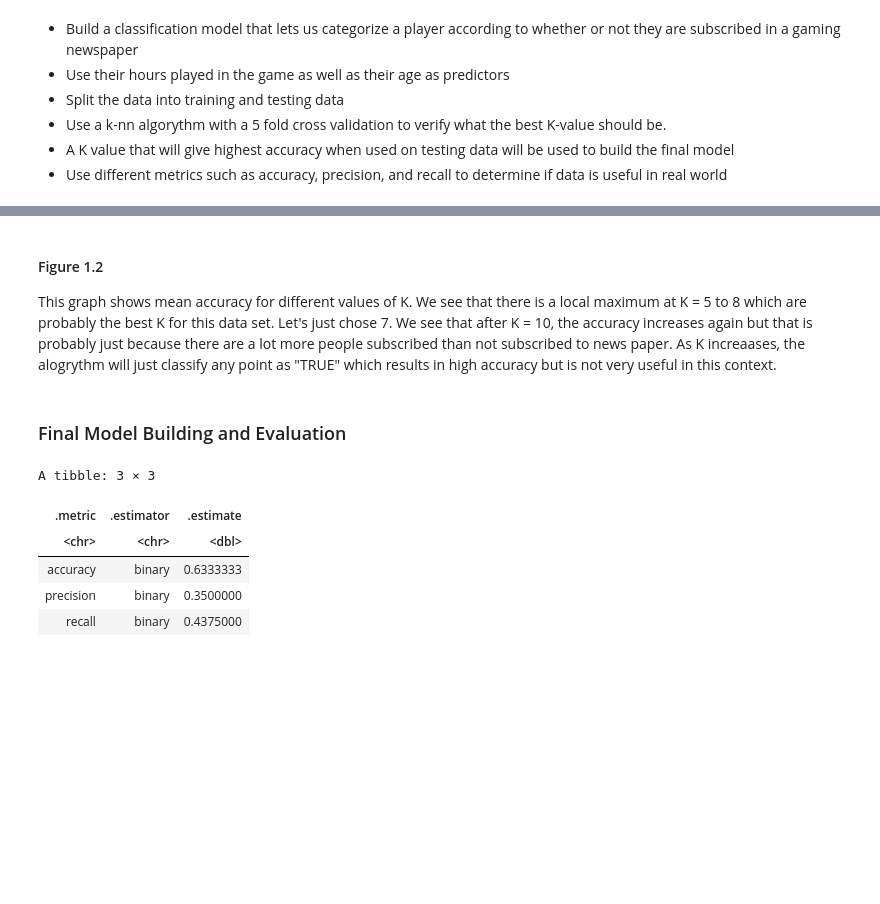
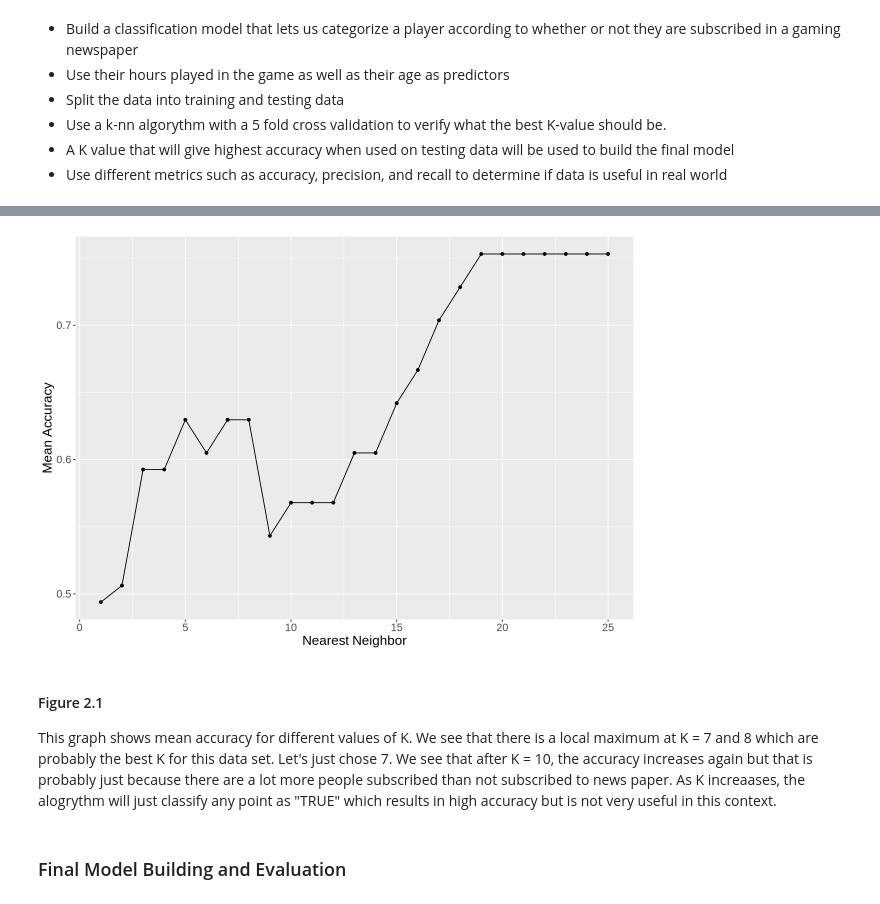
Before and after one commit to GeoffAcabado/DSCI-100-Project, a Jupyter notebook: Main_project.ipynb, the cells around one changed output, grey strips where cells are left out. Cells and saved outputs as stored; diff of their text form; code cells hidden in the pictures; blank space fills up the shorter version.

```diff
--- a/Main_project.ipynb
+++ b/Main_project.ipynb
@@ -182,10 +189,23 @@ There were issues with some computations   A: x1   B: x1
+# %%
+#Code 2.7
+options(repr.plot.height = 7, repr.plot.width = 10)
+knn_results_plot = knn_results |>
+    ggplot(aes(x = neighbors, y = mean)) +
+    geom_point() +
+    geom_line() +
+    labs(x = "Nearest Neighbor" , y = "Mean Accuracy")+
+    theme(text = element_text(size = 16), plot.title = element_text(hjust = 0.5))
+knn_results_plot
+# %% [output]
+[figure, added]
 # %% [markdown]
-#### Figure 1.2
-This graph shows mean accuracy for different values of K. We see that there is a local maximum at K = 5 to 8 which are probably the best K for this data set. Let's just chose 7. We see that after K = 10, the accuracy increases again but that is probably just because there are a lot more people subscribed than not subscribed to news paper. As K increaases, the alogrythm will just classify any point as "TRUE" which results in high accuracy but is not very useful in this context.
+#### Figure 2.1
+This graph shows mean accuracy for different values of K. We see that there is a local maximum at K = 7 and 8 which are probably the best K for this data set. Let's just chose 7. We see that after K = 10, the accuracy increases again but that is probably just because there are a lot more people subscribed than not subscribed to news paper. As K increaases, the alogrythm will just classify any point as "TRUE" which results in high accuracy but is not very useful in this context.
 # %% [markdown]
 ### Final Model Building and Evaluation
 # %%
-# Create final mode
+#Code 3.1
+# Create final model
 final_spec = nearest_neighbor(weight_func = "rectangular", neighbors = 7) |>
   set_engine("kknn") |>
   set_mode("classification")
@@ -194,24 +214,3 @@ final_fit <- workflow() |>
     add_recipe(player_data_recipe) |>
     add_model(final_spec) |>
     fit(data = player_data_training)
-
-
-#Evaluate final model
-test_predictions <- predict(final_fit, player_data_testing) |>
-  bind_cols(player_data_testing)
-
-# Step 2: Calculate evaluation metrics
-eval_metrics <- bind_rows(
-  accuracy(test_predictions, truth = subscribe, estimate = .pred_class),
-  precision(test_predictions, truth = subscribe, estimate = .pred_class),
-  recall(test_predictions, truth = subscribe, estimate = .pred_class),
-)
-
-eval_metrics
-# %% [output]
-A tibble: 3 × 3
-| .metric | .estimator | .estimate |
-| <chr> | <chr> | <dbl> |
-| accuracy | binary | 0.6333333 |
-| precision | binary | 0.3500000 |
-| recall | binary | 0.4375000 |
```
Also changed, not shown: parts of 21 cells of this notebook.
